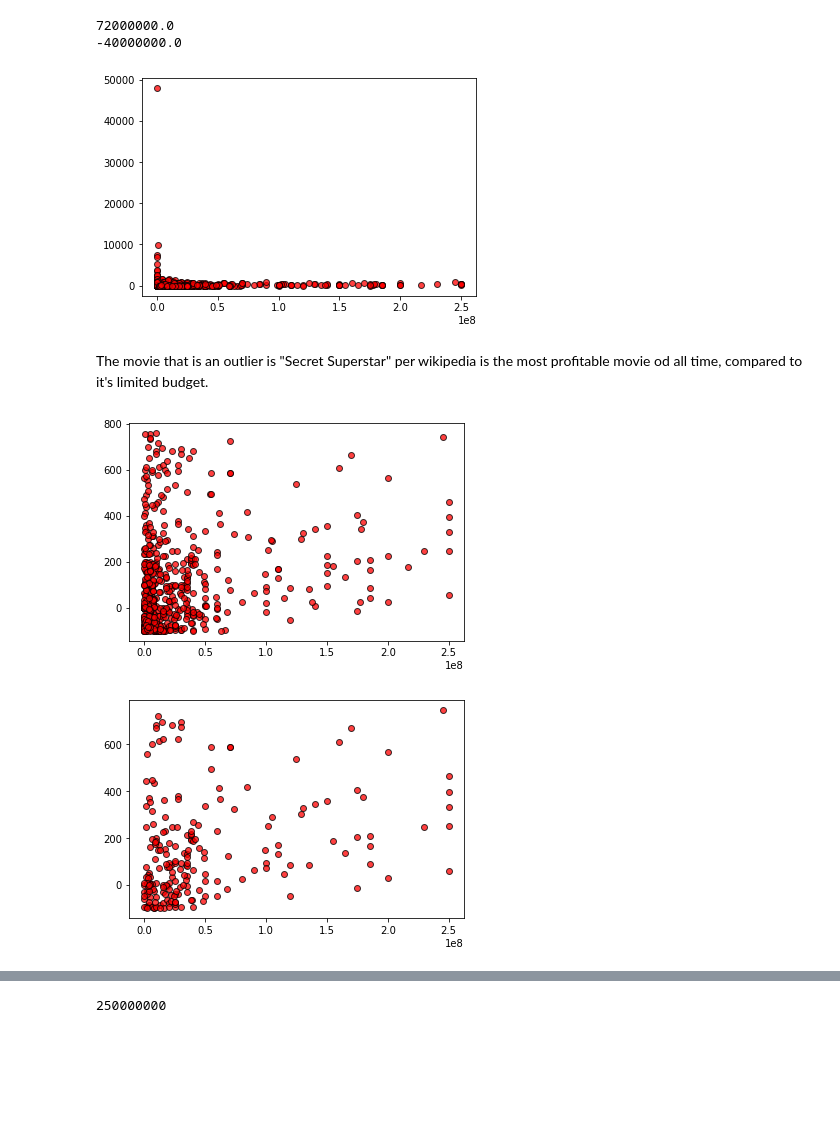
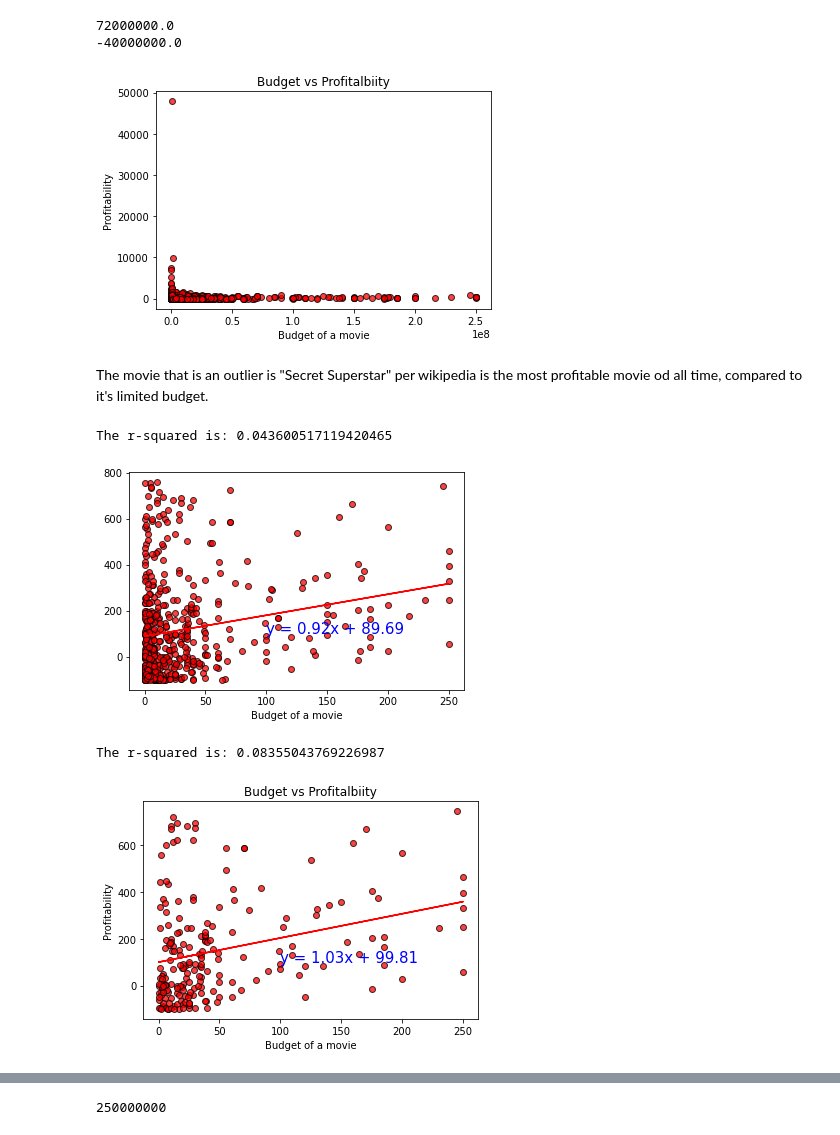
Before and after one commit to cassfolk/UCI-Project-1-Group-3, a Jupyter notebook: Import Data/Analysis_Arpi.ipynb, the cells around one changed output, grey strips where cells are left out. Cells and saved outputs as stored; diff of their text form; code cells hidden in the pictures; blank space fills up the shorter version.

Commit message:
adding visuals with regression lines

```diff
--- a/Import Data/Analysis_Arpi.ipynb
+++ b/Import Data/Analysis_Arpi.ipynb
@@ -83,40 +83,70 @@ print(lower_bound_bud)
 
 x_axis=df['budget']
 y_axis=df['Profit%']
+plt.figure()
 plt.scatter(x_axis, y_axis, marker="o", facecolors="red", edgecolors="black", alpha=0.75)
-plt.xlabel=("Budget of a movie")
-plt.ylabel=("Profitability")
-plt.title=("Budget vs Profitalbiity")
+plt.xlabel("Budget of a movie")
+plt.ylabel("Profitability")
+plt.title("Budget vs Profitalbiity")
 plt.show()
 # %% [output]
-[figure, old version]
+[figure, new version]
 # %% [markdown]
 The movie that is an outlier is "Secret Superstar" per wikipedia is the most profitable movie od all time,
 compared to it's limited budget.
 # %%
+#calc correl
+correl=st.pearsonr(x_axis,y_axis)[0]
 #main scatter plot with cleaner data without outliers
 df1=df.loc[(df['Profit%']<=upper_bound_pro)&(df['Profit%']>=lower_bound_pro)]
-x_axis=df1['budget']
+from scipy.stats import linregress
+x_axis=df1['budget']/1000000
 y_axis=df1['Profit%']
+#regression equation
+(slope, intercept, rvalue, pvalue, stderr) = linregress(x_axis, y_axis)
+regress_axis = x_axis * slope + intercept
+line_eq = "y = " + str(round(slope,2)) + "x + " + str(round(intercept,2))
+
 plt.scatter(x_axis, y_axis, marker="o", facecolors="red", edgecolors="black", alpha=0.75)
-plt.xlabel=("Budget of a movie")
-plt.ylabel=("Profitability")
-plt.title=("Budget vs Profitalbiity")
+
+#regression line
+plt.plot(x_axis,regress_axis,"r-")
+plt.annotate(line_eq,(100,100),fontsize=15,color="blue")
+
+plt.xlabel("Budget of a movie")
+#plt.set_ylabel("Profitability")
+#plt.set_title("Budget vs Profitalbiity")
+
+print(f"The r-squared is: {rvalue**2}")
+plt.savefig("scatter_clean")
 plt.show()
 # %% [output]
+The r-squared is: 0.043600517119420465
-[figure, old version]
+[figure, new version]
 # %%
 #sctatter for US movies only based on cleaner data
 df2=df1.loc[(df1['origin_country']=="US")]
-x_axis=df2['budget']
+x_axis=df2['budget']/1000000
 y_axis=df2['Profit%']
+#regression line
+(slope, intercept, rvalue, pvalue, stderr) = linregress(x_axis, y_axis)
+regress_axis = x_axis * slope + intercept
+line_eq = "y = " + str(round(slope,2)) + "x + " + str(round(intercept,2))
+
 plt.scatter(x_axis, y_axis, marker="o", facecolors="red", edgecolors="black", alpha=0.75)
-plt.xlabel=("Budget of a movie")
-plt.ylabel=("Profitability")
-plt.title=("Budget vs Profitalbiity")
+#regression line
+plt.plot(x_axis,regress_axis,"r-")
+plt.annotate(line_eq,(100,100),fontsize=15,color="blue")
+
+plt.xlabel("Budget of a movie")
+plt.ylabel("Profitability")
+plt.title("Budget vs Profitalbiity")
+print(f"The r-squared is: {rvalue**2}")
+plt.savefig("scatter_us_only")
 plt.show()
 # %% [output]
+The r-squared is: 0.08355043769226987
-[figure, old version]
+[figure, new version]
 # %%
 #sctatter for international movies only based on cleaner data
 df3=df1.loc[(df1['origin_country']!="US")]
```
Also changed, not shown: parts of 5 cells of this notebook, 3 other files.
